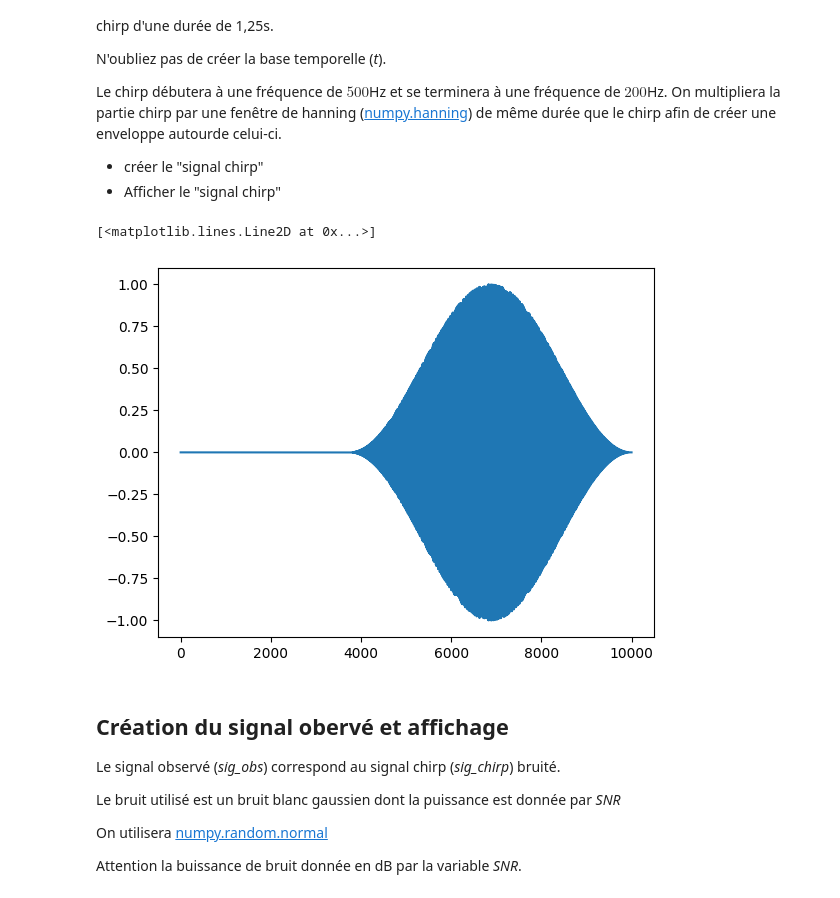
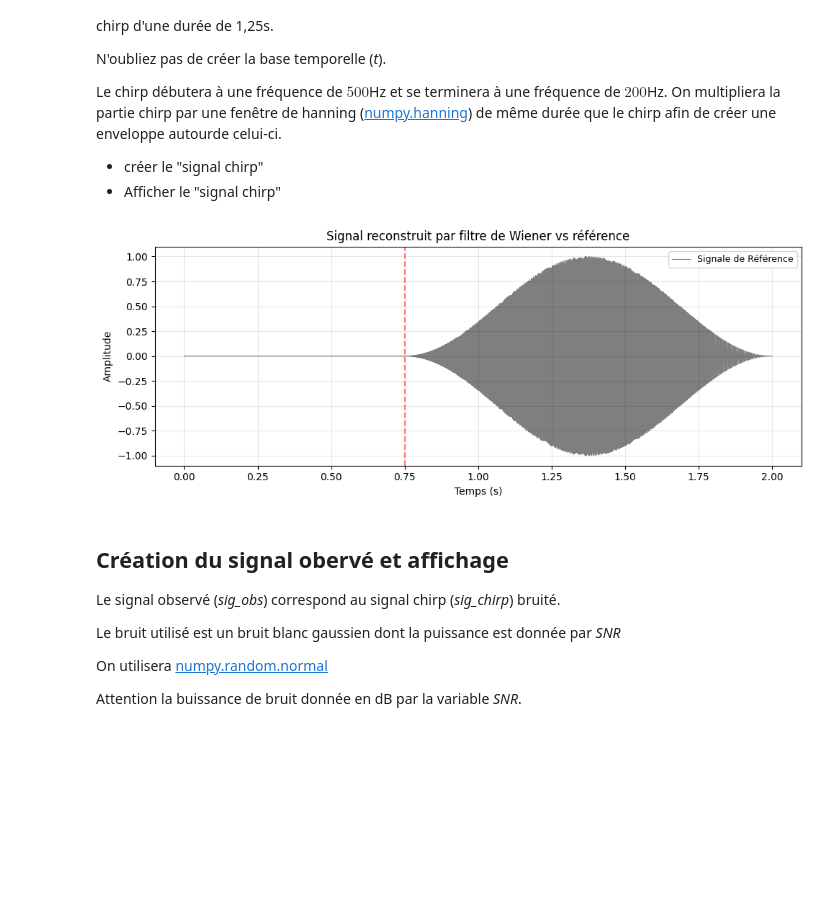
Before and after one commit to m23ayou2/UE_G, a Jupyter notebook: TP5_20260227.ipynb, the cells around one changed output. Saved outputs shown, nothing was run; the diff lists cells and outputs as text; code cells hidden in the pictures; blank space fills up the shorter version.

```diff
--- a/TP5_20260227.ipynb
+++ b/TP5_20260227.ipynb
@@ -78,10 +78,22 @@ def generate_signale(t_0, t_1, t_f, f_s):
 # %%
 signale, sig_chirp, N, N_1 = generate_signale(t_0, t_1, t_f, fs)
 
-plt.plot(signale)
+
+t_axis = np.linspace(0, t_f, N)
+
+plt.figure(figsize=(10,4))
+plt.plot(t_axis, signale, 'k', lw=0.8, alpha=0.5, label='Signale de Référence')
+plt.title('Signal reconstruit par filtre de Wiener vs référence', fontsize=12)
+plt.xlabel('Temps (s)')
+plt.ylabel('Amplitude')
+plt.legend(fontsize=9)
+plt.grid(True, alpha=0.3)
+plt.axvline(0.75, color='r', ls='--', alpha=0.5)
+
+plt.tight_layout()
+plt.show()
 # %% [output]
-[<matplotlib.lines.Line2D at 0x...>]
-[figure, old version]
+[figure, new version]
 # %% [markdown]
 ## Création du signal obervé et affichage
 
```
Also changed, not shown: parts of 12 cells of this notebook.
